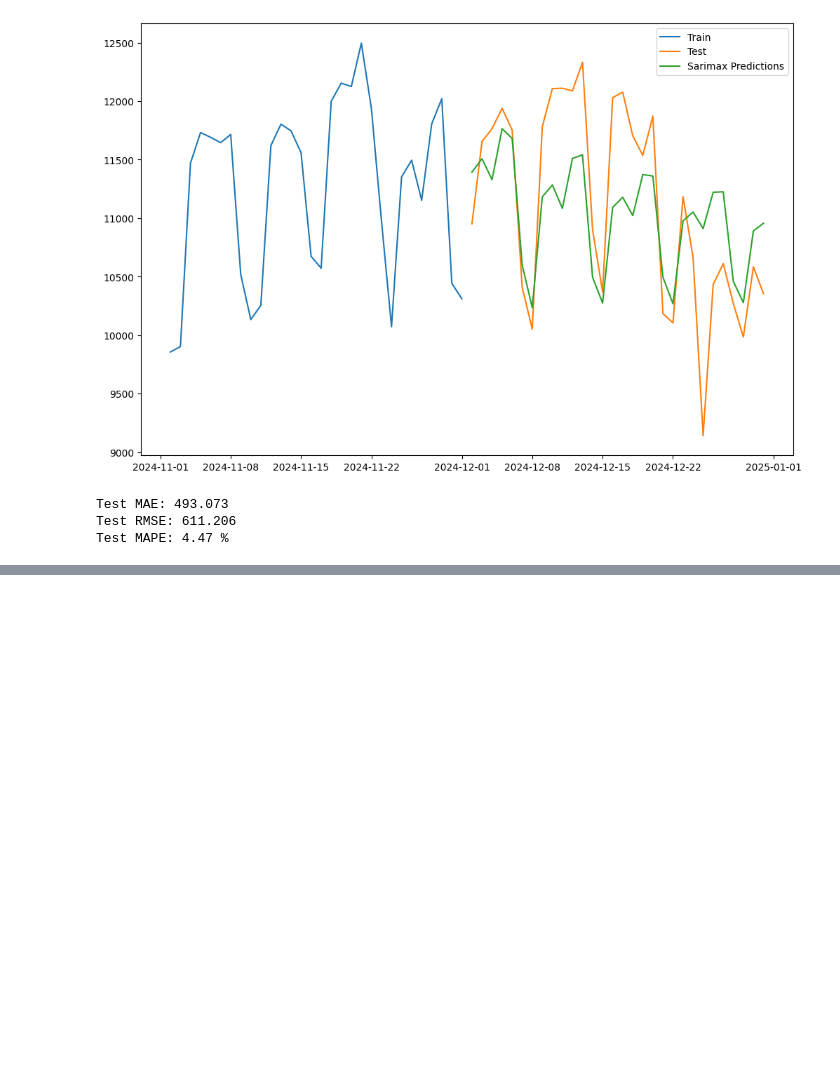
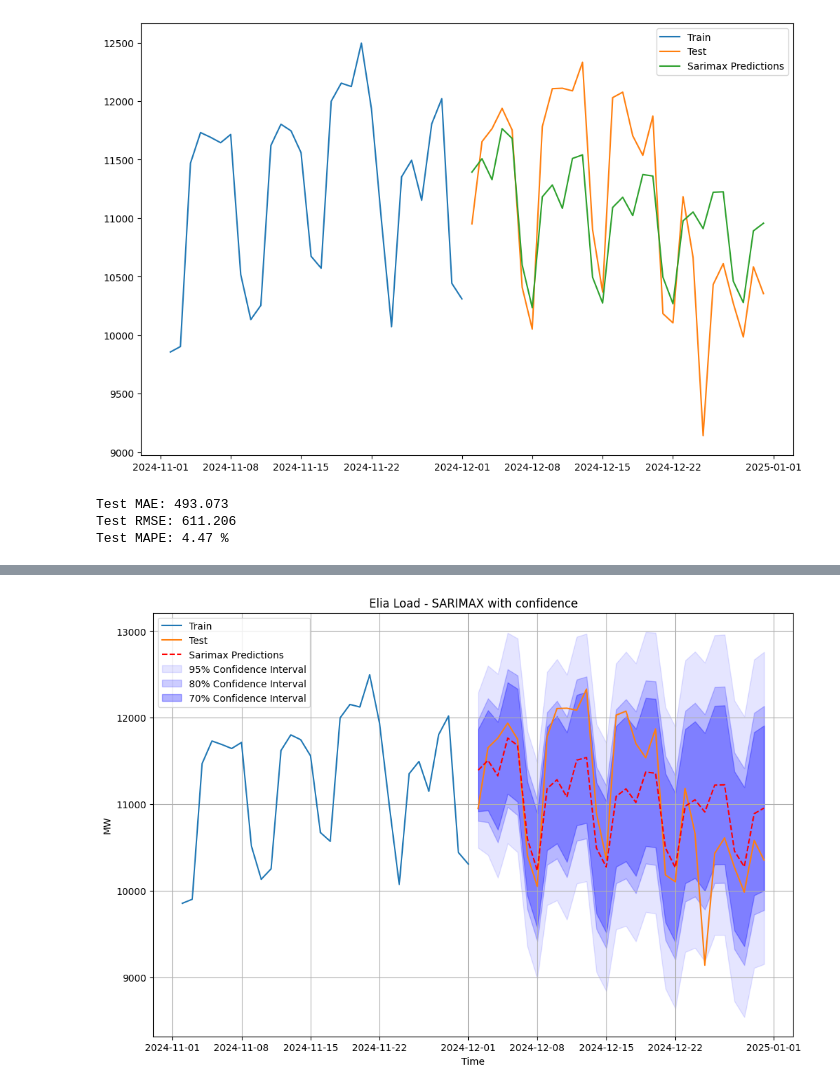
Before and after one commit to tribp/Forecasting, a Jupyter notebook: notebooks/Arima_Elia_Daily_Max.ipynb, the cells around one changed output, grey strips where cells are left out. Saved outputs shown, nothing was run; the diff lists cells and outputs as text; code cells hidden in the pictures; blank space fills up the shorter version.

```diff
--- a/notebooks/Arima_Elia_Daily_Max.ipynb
+++ b/notebooks/Arima_Elia_Daily_Max.ipynb
@@ -304,0 +322,39 @@ Test MAPE: 4.47 %
+# %%
+test_predictions_SM, conf_interval_95 = sarimax_model.predict(n_periods=horizon, return_conf_int=True, alpha=0.05, X = test.iloc[:,-2:])
+_, conf_interval_80 = sarimax_model.predict(n_periods=horizon, return_conf_int=True, alpha=0.20, X = test.iloc[:,-2:])
+_, conf_interval_70 = sarimax_model.predict(n_periods=horizon, return_conf_int=True, alpha=0.30, X = test.iloc[:,-2:])
+# %%
+# Plot train, test, predictions and intevals
+plt.figure(figsize=(12, 8))
+plt.plot(train['totalload'][-30:], label='Train')
+plt.plot(test['totalload'][-30:], label='Test')
+plt.plot(test_predictions_SM, label='Sarimax Predictions',linestyle='--', color='r')
+
+# Plot Confidence intervals
+plt.fill_between(test.index,
+                 conf_interval_95[:, 0],
+                 conf_interval_95[:, 1],
+                 color='b', alpha=0.1,
+                 label='95% Confidence Interval')
+
+plt.fill_between(test.index,
+                 conf_interval_80[:, 0],
+                 conf_interval_80[:, 1],
+                 color='b', alpha=0.2,
+                 label='80% Confidence Interval')
+
+plt.fill_between(test.index,
+                 conf_interval_70[:, 0],
+                 conf_interval_70[:, 1],
+                 color='b', alpha=0.3,
+                 label='70% Confidence Interval')
+
+plt.title('Elia Load - SARIMAX with confidence')
+plt.xlabel('Time')
+plt.ylabel('MW')
+plt.grid()
+plt.legend(loc='best')
+plt.savefig('sarimax_predictions.png')
+plt.show()
+# %% [output]
+[figure, added]
```
Also changed, not shown: parts of 11 cells of this notebook.
